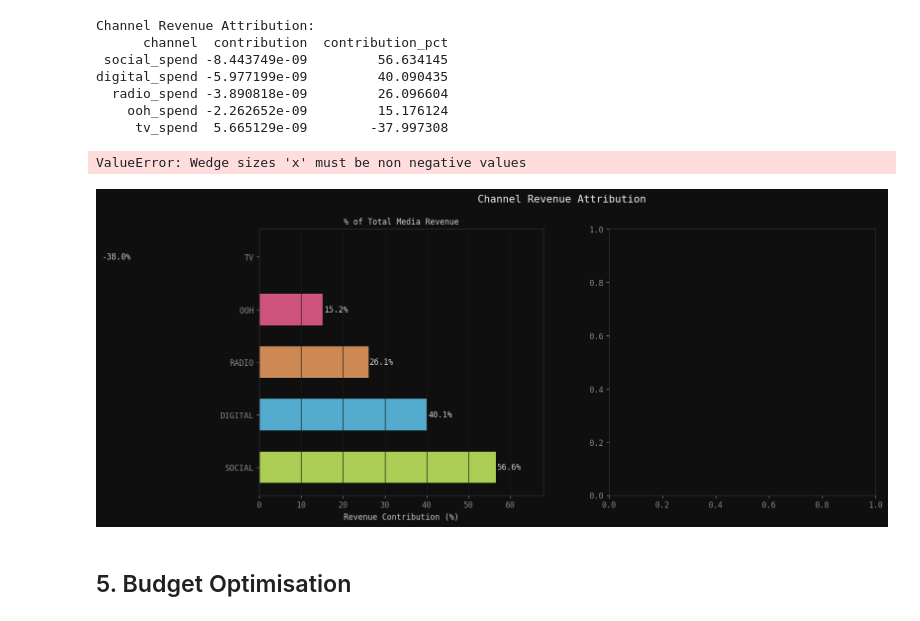
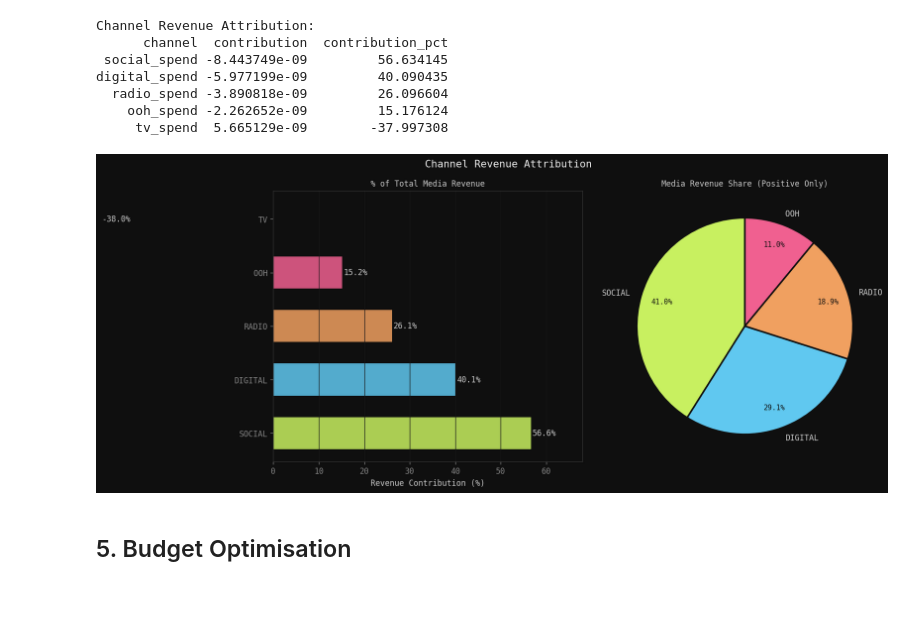
Before and after one commit to Max-Isse/marketing-mix-media-optimizer, a Jupyter notebook: notebooks/01_mmm_walkthrough.ipynb, the cells around one changed output. Cells and saved outputs as stored; diff of their text form; code cells hidden in the pictures.

Commit message:
fixed error with pie plot

```diff
--- a/notebooks/01_mmm_walkthrough.ipynb
+++ b/notebooks/01_mmm_walkthrough.ipynb
@@ -288,36 +289,40 @@ digital_spend -5.977199e-09         40.090435
 # %%
 fig, axes = plt.subplots(1, 2, figsize=(14, 6))
 fig.suptitle('Channel Revenue Attribution', color='#EEE', fontsize=13)
 
 ch_labels = [c.replace('_spend', '').upper() for c in contrib['channel']]
 contribs = contrib['contribution_pct'].values
 
 # Horizontal bar chart
 bars = axes[0].barh(ch_labels, contribs, color=ACCENT_COLORS[:len(ch_labels)], alpha=0.85, height=0.6)
 for bar, val in zip(bars, contribs):
     axes[0].text(bar.get_width() + 0.3, bar.get_y() + bar.get_height()/2,
                 f'{val:.1f}%', va='center', color='#CCC', fontsize=10)
 axes[0].set_xlabel('Revenue Contribution (%)', color='#CCC')
 axes[0].set_title('% of Total Media Revenue', color='#CCC', fontsize=10)
 axes[0].set_xlim(0, max(contribs) * 1.2)
 axes[0].grid(True, axis='x')
 
-# Pie chart
+# Pie chart - only positive contributions
+positive_contrib = contrib[contrib['contribution_pct'] > 0]
+pie_labels = [c.replace('_spend', '').upper() for c in positive_contrib['channel']]
+pie_contribs = positive_contrib['contribution_pct'].values
+pie_colors = ACCENT_COLORS[:len(pie_labels)]
+
 wedges, texts, autotexts = axes[1].pie(
-    contribs, labels=ch_labels, autopct='%1.1f%%',
-    colors=ACCENT_COLORS[:len(ch_labels)],
+    pie_contribs, labels=pie_labels, autopct='%1.1f%%',
+    colors=pie_colors,
     startangle=90, pctdistance=0.8,
     wedgeprops={'edgecolor': '#0F0F0F', 'linewidth': 2}
 )
 for text in texts: text.set_color('#CCC')
 for autotext in autotexts: autotext.set_color('#0F0F0F'); autotext.set_fontsize(9)
-axes[1].set_title('Media Revenue Share', color='#CCC', fontsize=10)
+axes[1].set_title('Media Revenue Share (Positive Only)', color='#CCC', fontsize=10)
 
 plt.tight_layout()
 plt.show()
 # %% [output]
-ValueError: Wedge sizes 'x' must be non negative values
-[figure, old version]
+[figure, new version]
 # %% [markdown]
 ## 5. Budget Optimisation
 # %%
```
Also changed, not shown: parts of 2 cells of this notebook.
